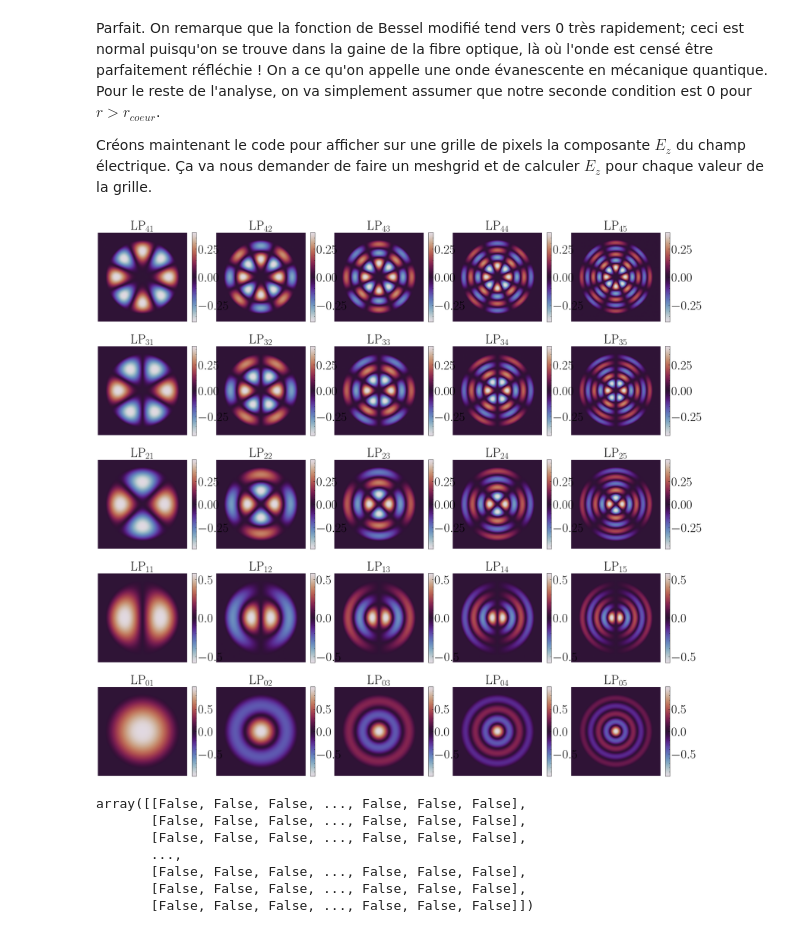
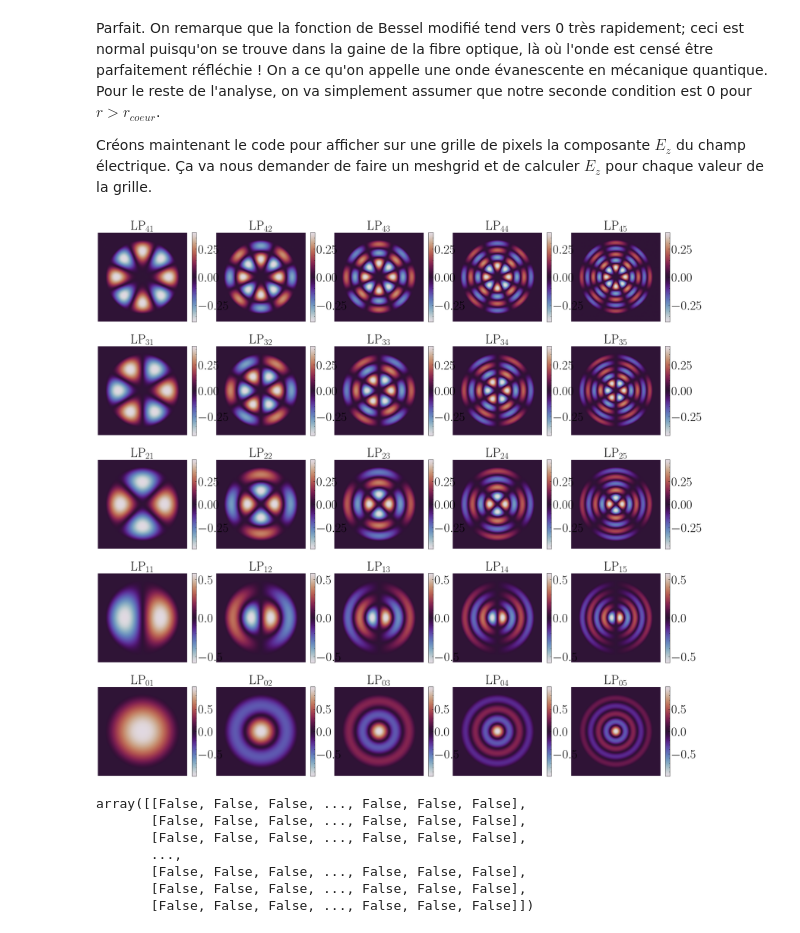
Before and after one commit to EnceladeCandy/phy3040, a Jupyter notebook: notebooks/fibre_optique.ipynb, the cells around one changed output. Cells and saved outputs as stored; diff of their text form; code cells hidden in the pictures.

Commit message:
added new figure

```diff
--- a/notebooks/fibre_optique.ipynb
+++ b/notebooks/fibre_optique.ipynb
@@ -461,35 +461,35 @@ y = np.linspace(-extent, extent, grid_size)
 X, Y = np.meshgrid(x, y)
 
 R = np.sqrt(X**2 + Y**2)
-PHI = np.arctan(Y/ X)
+PHI = np.arctan2(Y, X)
 
 def lp_mode(l, m, R, PHI, r_max):
     roots = jn_zeros(l, m)
     u_lm = roots[m-1]  # m-1 à cause du zero-indexing
     return jv(l, u_lm * R / r_max) * np.cos(l * PHI) * (R <= r_max) # la dernière multiplication mets à 0 les rayons supérieures au rayon de coeur.
 
 nrows, ncols = 5, 5
 fig, ax = plt.subplots(nrows, ncols, figsize=(ncols * 4, nrows * 4))
 
 ax = ax[::-1, :]
 for l in range(nrows):
     for m in range(1, ncols+1):
         mode_field = lp_mode(l, m, R, PHI, r_max)
 
         intensity = mode_field ** 2
         norm = LogNorm(vmin = 1e-3, vmax =intensity.max(), clip = True)
         norm = None
         im = ax[l, m-1].imshow(mode_field, extent=(-r_max, r_max, -r_max, r_max), origin='lower', cmap='twilight', vmin = -abs(mode_field.max()), vmax = abs(mode_field.max()))
         plt.colorbar(im, fraction = 0.0455)
         ax[l, m-1].set_title(r"$\mathrm{LP}_{%d %d}$"%(l,m))
         ax[l, m-1].set_xlabel('x (arbitrary units)')
         ax[l, m-1].set_ylabel('y (arbitrary units)')
         ax[l, m-1].axis("off")
 
 plt.subplots_adjust(wspace = 0.2, hspace = 0.)
 # plt.savefig("LP_lm_modes.pdf", bbox_inches = 'tight')
 # %% [output]
-[figure, old version]
+[figure, new version]
 # %%
 (R <= r_max)
 # %% [output]
```
Also changed, not shown: parts of 3 cells of this notebook.
